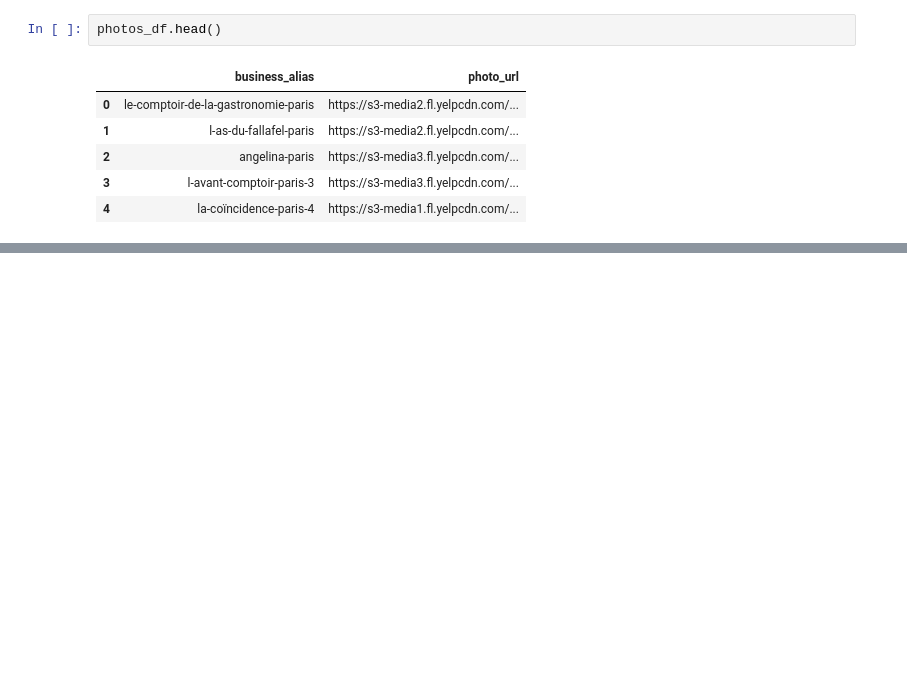
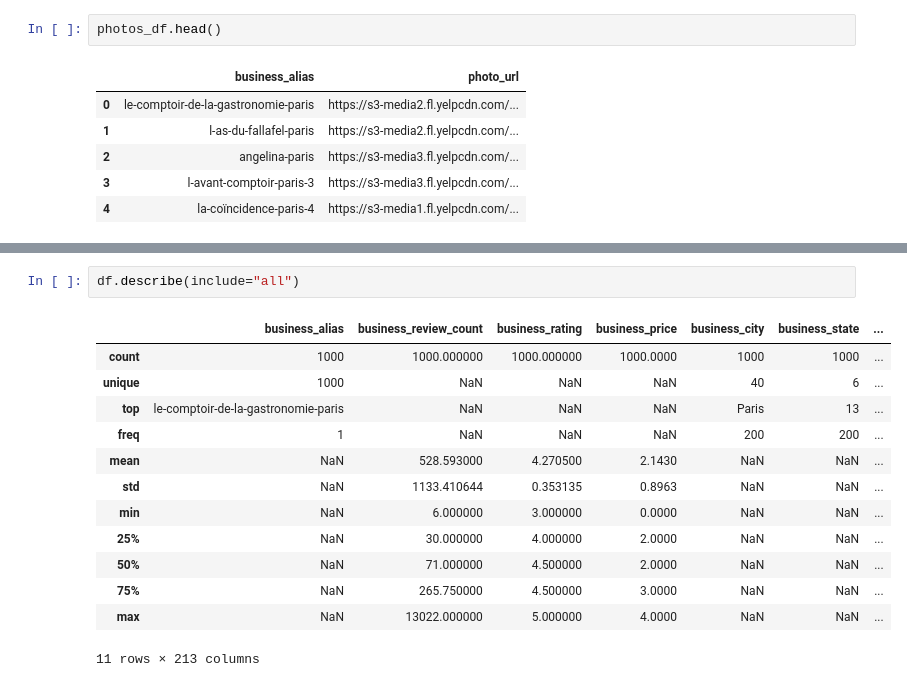
Before and after one commit to fleuryc/oc_ingenieur-ia_P6-Ameliorez-le-produit-IA-de-votre-start-up, a Jupyter notebook: notebooks/main.ipynb, the cells around one changed output, grey strips where cells are left out. Saved outputs shown, nothing was run; the diff lists cells and outputs as text; blank space fills up the shorter version.

```diff
--- a/notebooks/main.ipynb
+++ b/notebooks/main.ipynb
@@ -389,0 +553,16 @@ download_photos(photos_df, target_path="../data/raw/photos/")
+# %%
+df.describe(include="all")
+# %% [output]
+|  | business_alias | business_review_count | business_rating | business_price | business_city | business_state | ... |
+| count | 1000 | 1000.000000 | 1000.000000 | 1000.0000 | 1000 | 1000 | ... |
+| unique | 1000 | NaN | NaN | NaN | 40 | 6 | ... |
+| top | le-comptoir-de-la-gastronomie-paris | NaN | NaN | NaN | Paris | 13 | ... |
+| freq | 1 | NaN | NaN | NaN | 200 | 200 | ... |
+| mean | NaN | 528.593000 | 4.270500 | 2.1430 | NaN | NaN | ... |
+| std | NaN | 1133.410644 | 0.353135 | 0.8963 | NaN | NaN | ... |
+| min | NaN | 6.000000 | 3.000000 | 0.0000 | NaN | NaN | ... |
+| 25% | NaN | 30.000000 | 4.000000 | 2.0000 | NaN | NaN | ... |
+| 50% | NaN | 71.000000 | 4.500000 | 2.0000 | NaN | NaN | ... |
+| 75% | NaN | 265.750000 | 4.500000 | 3.0000 | NaN | NaN | ... |
+| max | NaN | 13022.000000 | 5.000000 | 4.0000 | NaN | NaN | ... |
+11 rows × 213 columns
```
Also changed, not shown: parts of 11 cells of this notebook.
